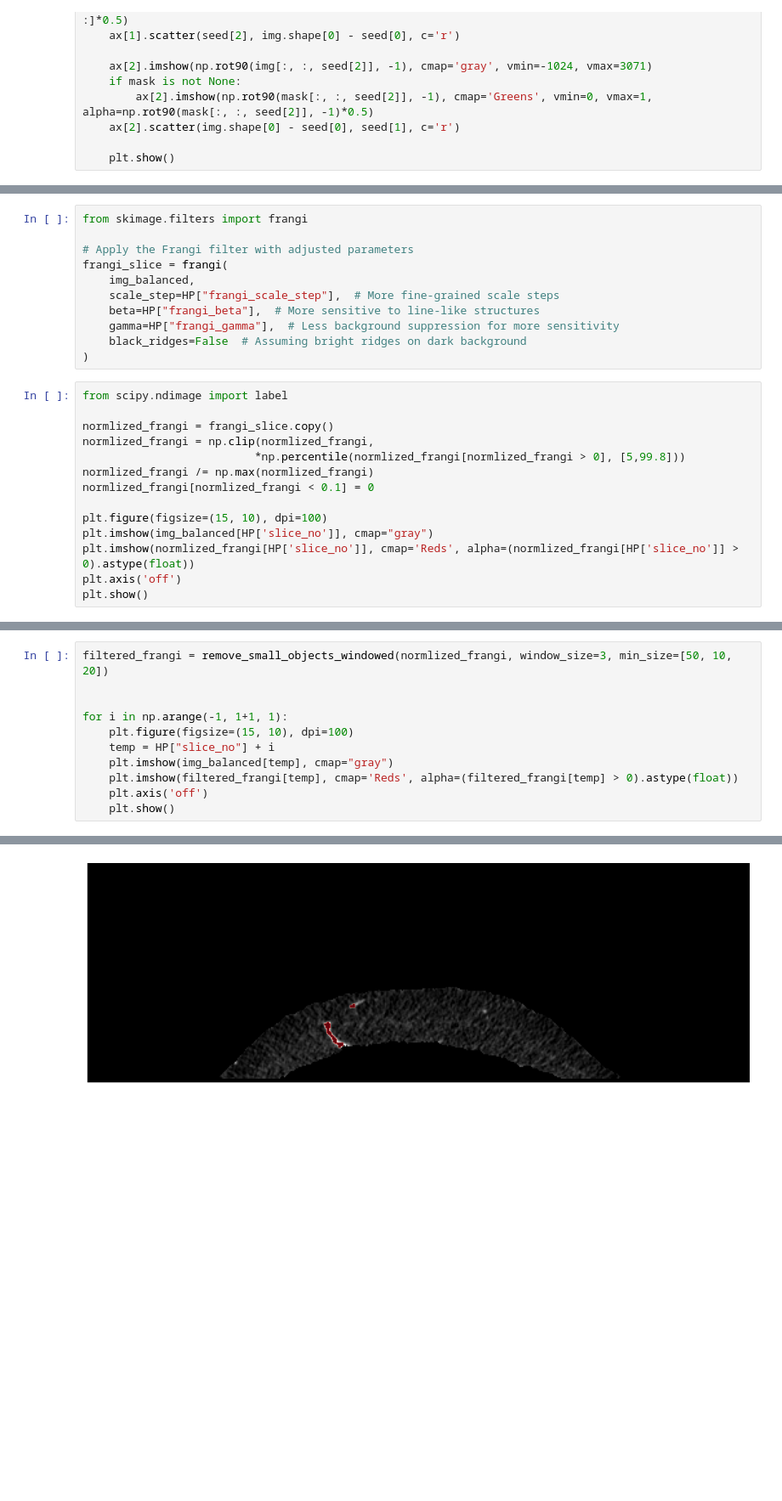
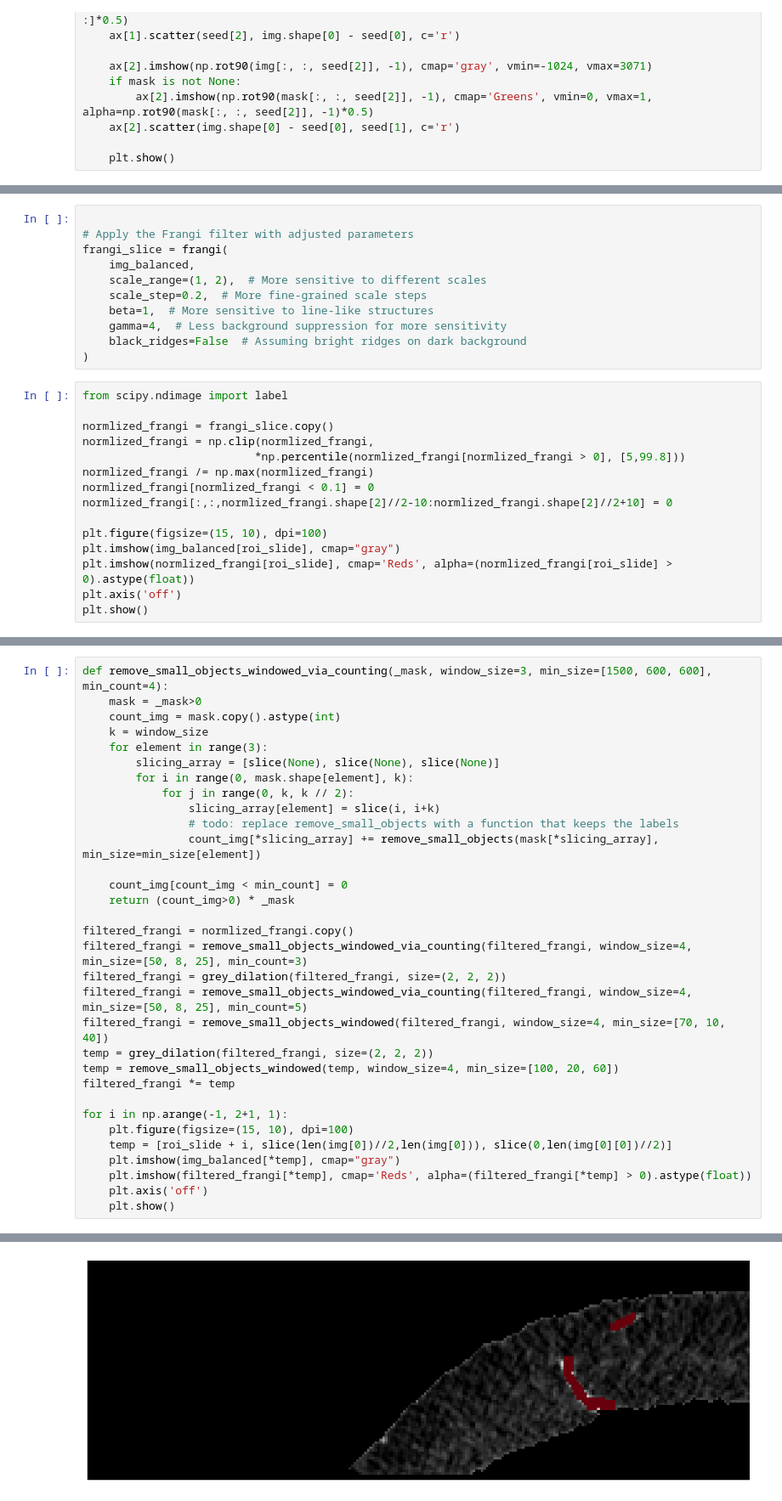
Before and after one commit to HosseinOutward/VUB-ACS-24_Hospital_Project, a Jupyter notebook: HP Clean.ipynb, the cells around one changed output, grey strips where cells are left out. Shown at 85% size. Cells and saved outputs as stored; diff of their text form; blank space fills up the shorter version.

Commit message:
kill mahdi - better frangi 2.0

```diff
--- a/HP Clean.ipynb
+++ b/HP Clean.ipynb
@@ -200,12 +188,12 @@ plt.imshow(img_balanced[HP["slice_no"]])
 # %%
-from skimage.filters import frangi
 
 # Apply the Frangi filter with adjusted parameters
 frangi_slice = frangi(
     img_balanced,
-    scale_step=HP["frangi_scale_step"],  # More fine-grained scale steps
-    beta=HP["frangi_beta"],  # More sensitive to line-like structures
-    gamma=HP["frangi_gamma"],  # Less background suppression for more sensitivity
+    scale_range=(1, 2),  # More sensitive to different scales
+    scale_step=0.2,  # More fine-grained scale steps
+    beta=1,  # More sensitive to line-like structures
+    gamma=4,  # Less background suppression for more sensitivity
     black_ridges=False  # Assuming bright ridges on dark background
 )
 # %%
@@ -216,10 +204,11 @@ normlized_frangi = np.clip(normlized_frangi,
                           *np.percentile(normlized_frangi[normlized_frangi > 0], [5,99.8]))
 normlized_frangi /= np.max(normlized_frangi)
 normlized_frangi[normlized_frangi < 0.1] = 0
+normlized_frangi[:,:,normlized_frangi.shape[2]//2-10:normlized_frangi.shape[2]//2+10] = 0
 
 plt.figure(figsize=(15, 10), dpi=100)
-plt.imshow(img_balanced[HP['slice_no']], cmap="gray")
-plt.imshow(normlized_frangi[HP['slice_no']], cmap='Reds', alpha=(normlized_frangi[HP['slice_no']] > 0).astype(float))
+plt.imshow(img_balanced[roi_slide], cmap="gray")
+plt.imshow(normlized_frangi[roi_slide], cmap='Reds', alpha=(normlized_frangi[roi_slide] > 0).astype(float))
 plt.axis('off')
 plt.show()
 # %% [output]
@@ -227,12 +216,33 @@ plt.show()
 # %%
-filtered_frangi = remove_small_objects_windowed(normlized_frangi, window_size=3, min_size=[50, 10, 20])
+def remove_small_objects_windowed_via_counting(_mask, window_size=3, min_size=[1500, 600, 600], min_count=4):
+    mask = _mask>0
+    count_img = mask.copy().astype(int)
+    k = window_size
+    for element in range(3):
+        slicing_array = [slice(None), slice(None), slice(None)]
+        for i in range(0, mask.shape[element], k):
+            for j in range(0, k, k // 2):
+                slicing_array[element] = slice(i, i+k)
+                # todo: replace remove_small_objects with a function that keeps the labels
+                count_img[*slicing_array] += remove_small_objects(mask[*slicing_array], min_size=min_size[element])
 
+    count_img[count_img < min_count] = 0
+    return (count_img>0) * _mask
 
-for i in np.arange(-1, 1+1, 1):
+filtered_frangi = normlized_frangi.copy()
+filtered_frangi = remove_small_objects_windowed_via_counting(filtered_frangi, window_size=4, min_size=[50, 8, 25], min_count=3)
+filtered_frangi = grey_dilation(filtered_frangi, size=(2, 2, 2))
+filtered_frangi = remove_small_objects_windowed_via_counting(filtered_frangi, window_size=4, min_size=[50, 8, 25], min_count=5)
+filtered_frangi = remove_small_objects_windowed(filtered_frangi, window_size=4, min_size=[70, 10, 40])
+temp = grey_dilation(filtered_frangi, size=(2, 2, 2))
+temp = remove_small_objects_windowed(temp, window_size=4, min_size=[100, 20, 60])
+filtered_frangi *= temp
+
+for i in np.arange(-1, 2+1, 1):
     plt.figure(figsize=(15, 10), dpi=100)
-    temp = HP["slice_no"] + i
-    plt.imshow(img_balanced[temp], cmap="gray")
-    plt.imshow(filtered_frangi[temp], cmap='Reds', alpha=(filtered_frangi[temp] > 0).astype(float))
+    temp = [roi_slide + i, slice(len(img[0])//2,len(img[0])), slice(0,len(img[0][0])//2)]
+    plt.imshow(img_balanced[*temp], cmap="gray")
+    plt.imshow(filtered_frangi[*temp], cmap='Reds', alpha=(filtered_frangi[*temp] > 0).astype(float))
     plt.axis('off')
     plt.show()
 # %% [output]
@@ -241 +251 @@ for i in np.arange(-1, 1+1, 1):
-[figure, old version]
+[figure, new version]
```
Also changed, not shown: parts of 7 cells of this notebook.
